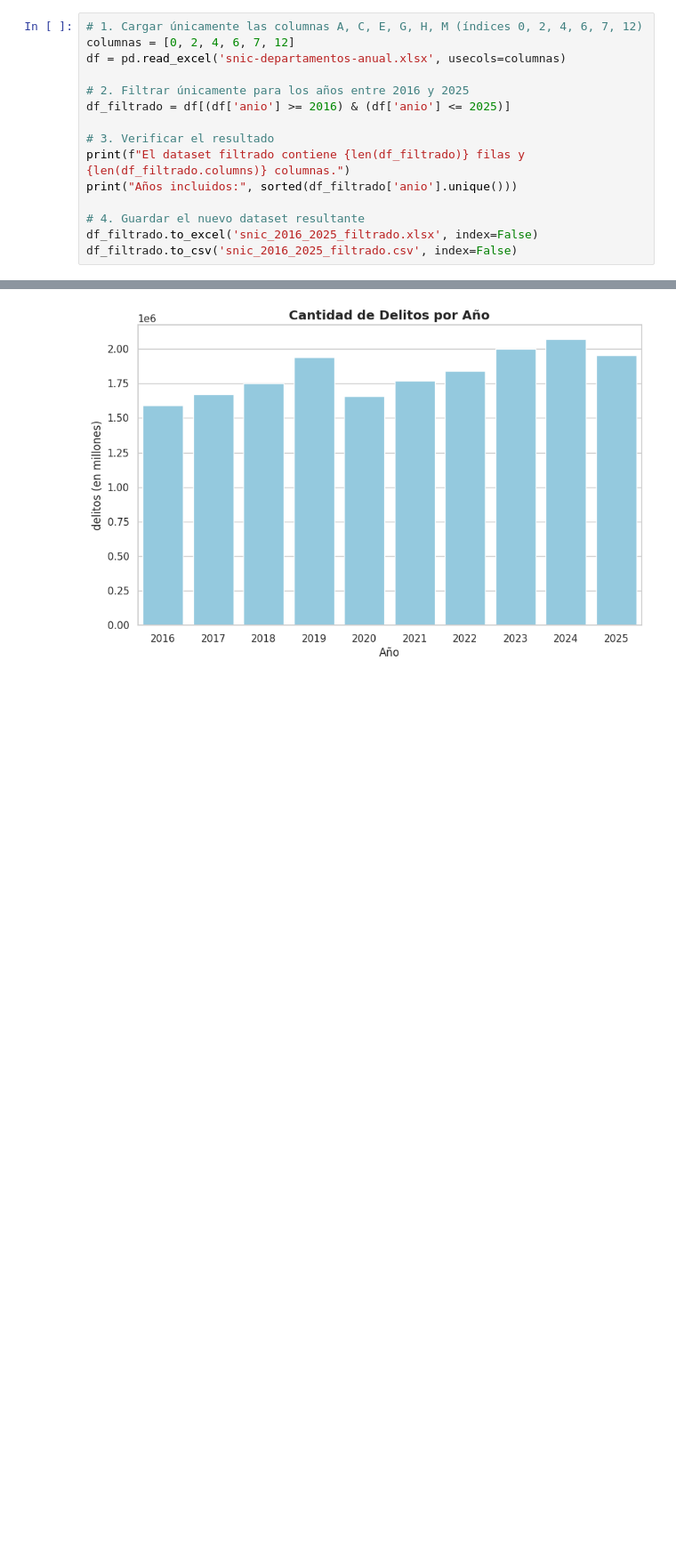
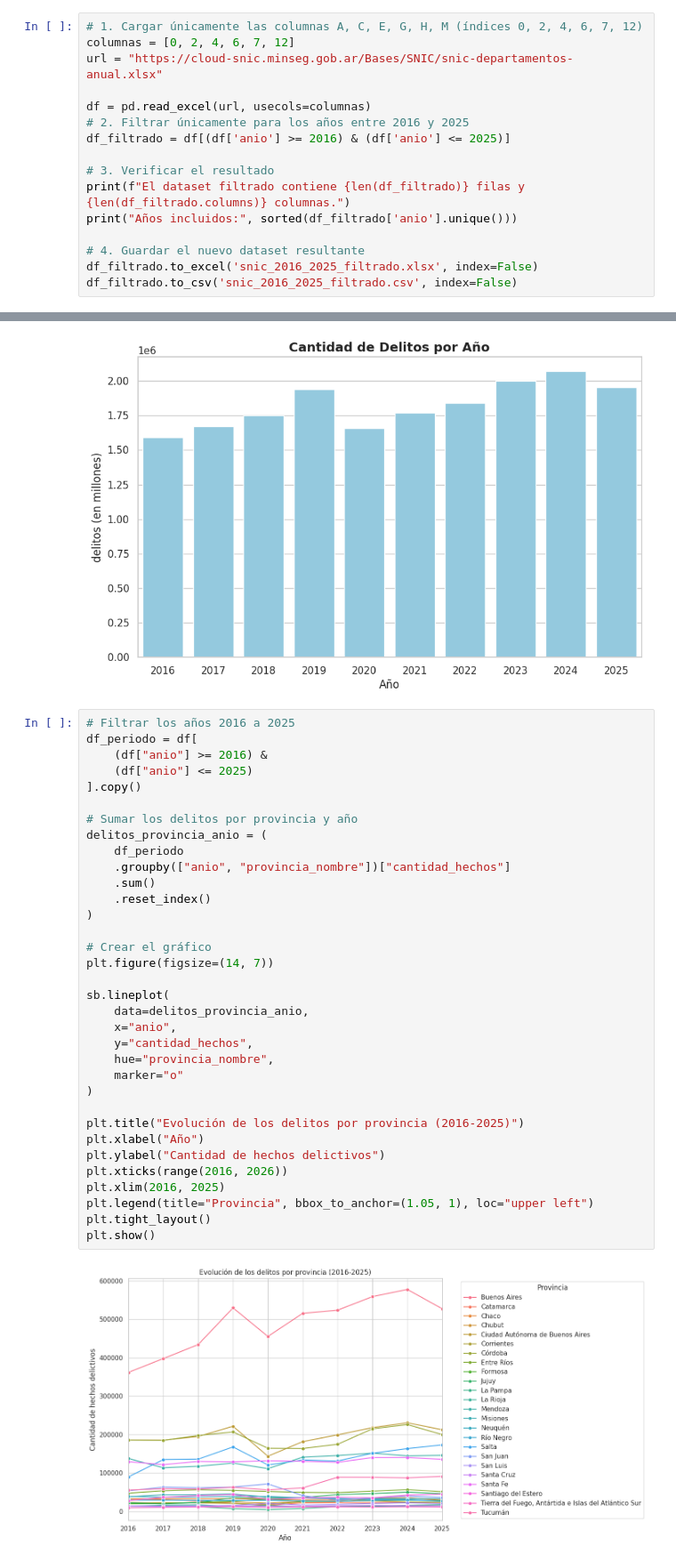
Before and after one commit to bauhaushm/TP-Delito_en_AMBA, a Jupyter notebook: TP_Delito.ipynb, the cells around one changed output, grey strips where cells are left out. Shown at 89% size. Saved outputs shown, nothing was run; the diff lists cells and outputs as text; blank space fills up the shorter version.

```diff
--- a/TP_Delito.ipynb
+++ b/TP_Delito.ipynb
@@ -36,8 +36,9 @@ Le pedimos a Pandas que nos haga un filtrado de filas y columnas del dataset. Ac
 # %%
 # 1. Cargar únicamente las columnas A, C, E, G, H, M (índices 0, 2, 4, 6, 7, 12)
 columnas = [0, 2, 4, 6, 7, 12]
-df = pd.read_excel('snic-departamentos-anual.xlsx', usecols=columnas)
+url = "https://cloud-snic.minseg.gob.ar/Bases/SNIC/snic-departamentos-anual.xlsx"
 
+df = pd.read_excel(url, usecols=columnas)
 # 2. Filtrar únicamente para los años entre 2016 y 2025
 df_filtrado = df[(df['anio'] >= 2016) & (df['anio'] <= 2025)]
 
@@ -170,3 +171,39 @@ plt.ylabel('delitos (en millones)', fontsize=12)  # Eje Y nombrado como "delitos
 plt.show()
 # %% [output]
 [figure]
+# %%
+# Filtrar los años 2016 a 2025
+df_periodo = df[
+    (df["anio"] >= 2016) &
+    (df["anio"] <= 2025)
+].copy()
+
+# Sumar los delitos por provincia y año
+delitos_provincia_anio = (
+    df_periodo
+    .groupby(["anio", "provincia_nombre"])["cantidad_hechos"]
+    .sum()
+    .reset_index()
+)
+
+# Crear el gráfico
+plt.figure(figsize=(14, 7))
+
+sb.lineplot(
+    data=delitos_provincia_anio,
+    x="anio",
+    y="cantidad_hechos",
+    hue="provincia_nombre",
+    marker="o"
+)
+
+plt.title("Evolución de los delitos por provincia (2016-2025)")
+plt.xlabel("Año")
+plt.ylabel("Cantidad de hechos delictivos")
+plt.xticks(range(2016, 2026))
+plt.xlim(2016, 2025)
+plt.legend(title="Provincia", bbox_to_anchor=(1.05, 1), loc="upper left")
+plt.tight_layout()
+plt.show()
+# %% [output]
+[figure, added]
```
Also changed, not shown: parts of 2 cells of this notebook.
